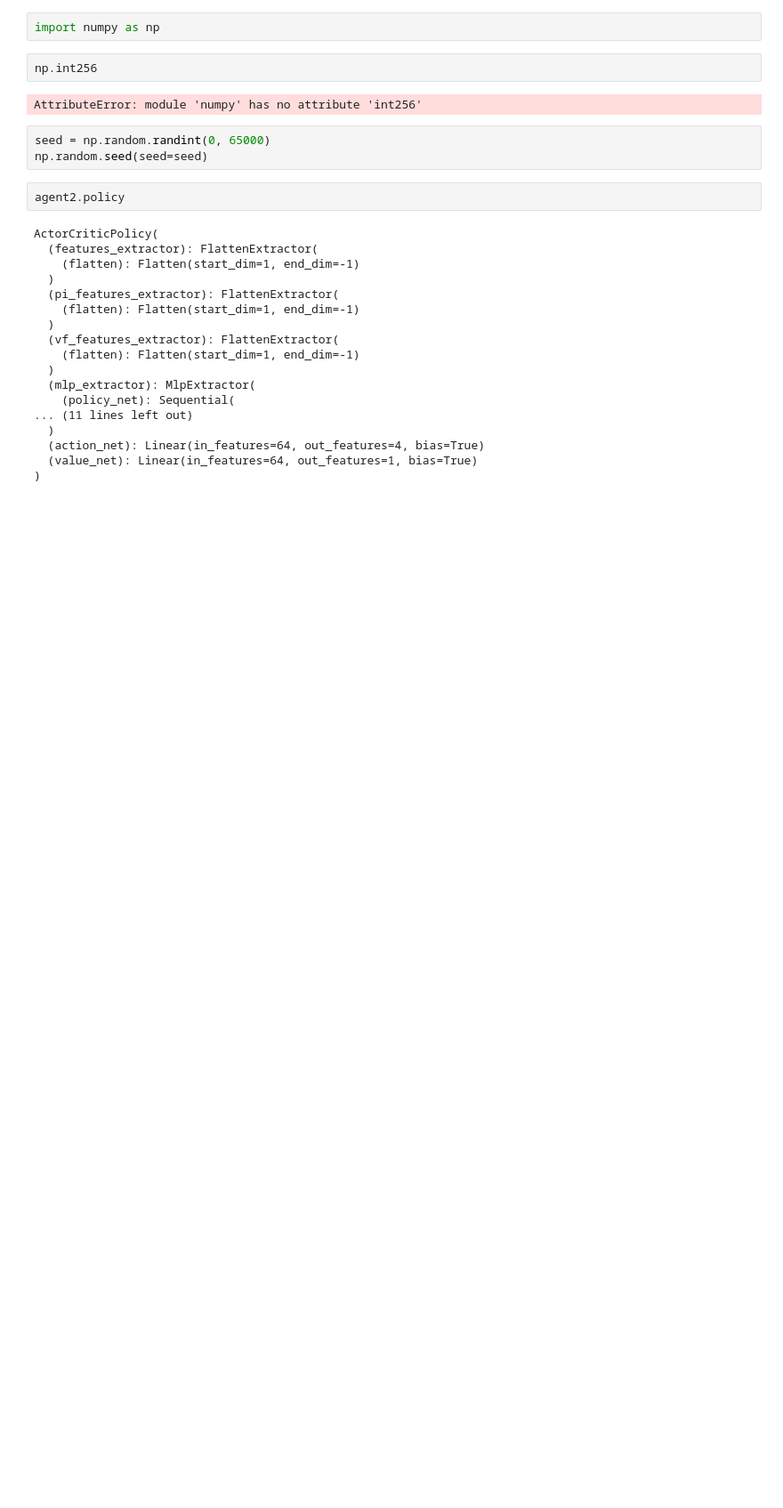
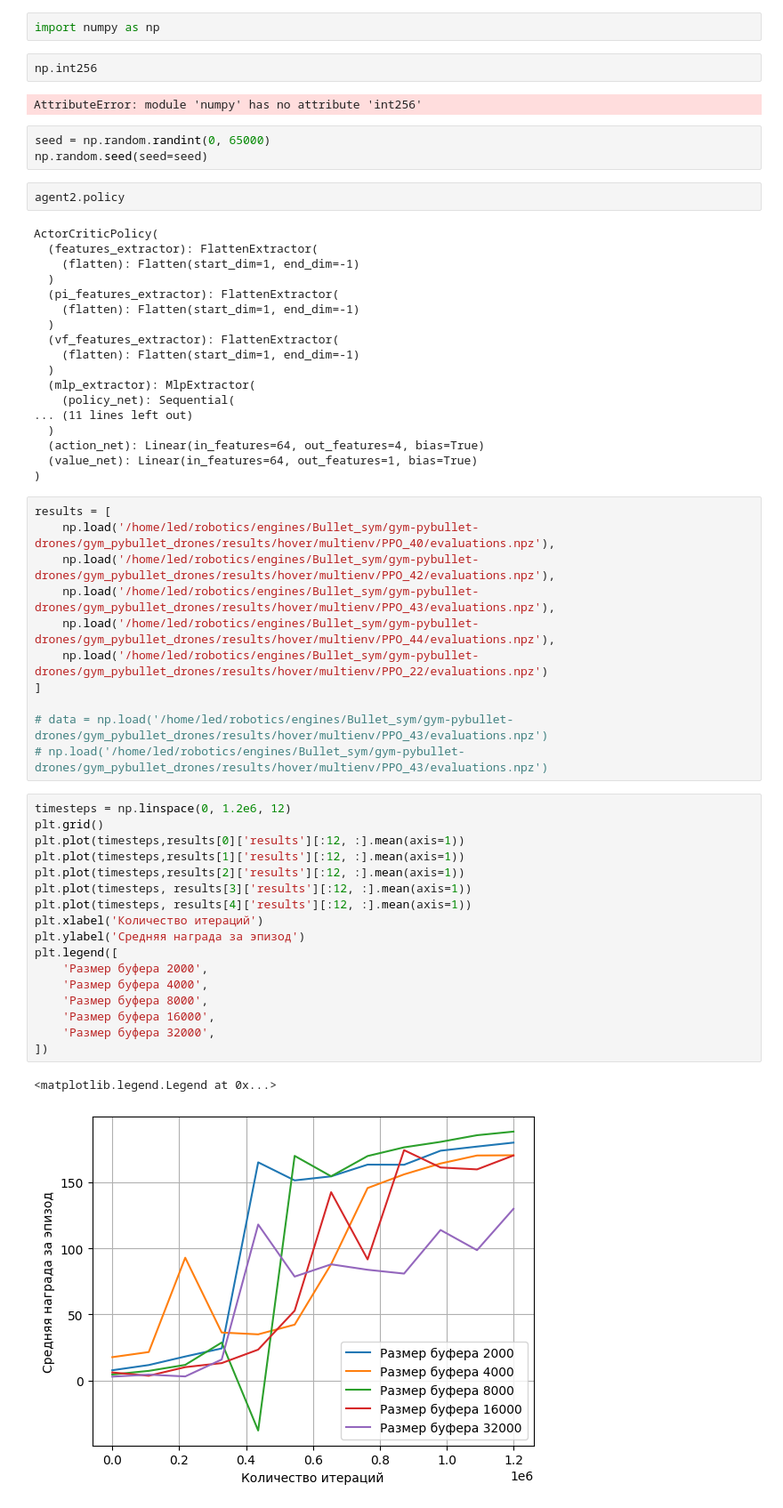
Before and after one commit to L-ED/RL_Drone, a Jupyter notebook: devel.ipynb, the cells around one changed output. Shown at 89% size. Cells and saved outputs as stored; diff of their text form; blank space fills up the shorter version.

```diff
--- a/devel.ipynb
+++ b/devel.ipynb
@@ -126,3 +261,34 @@ ActorCriticPolicy(
   (action_net): Linear(in_features=64, out_features=4, bias=True)
   (value_net): Linear(in_features=64, out_features=1, bias=True)
 )
+# %%
+results = [
+    np.load('/home/led/robotics/engines/Bullet_sym/gym-pybullet-drones/gym_pybullet_drones/results/hover/multienv/PPO_40/evaluations.npz'),
+    np.load('/home/led/robotics/engines/Bullet_sym/gym-pybullet-drones/gym_pybullet_drones/results/hover/multienv/PPO_42/evaluations.npz'),
+    np.load('/home/led/robotics/engines/Bullet_sym/gym-pybullet-drones/gym_pybullet_drones/results/hover/multienv/PPO_43/evaluations.npz'),
+    np.load('/home/led/robotics/engines/Bullet_sym/gym-pybullet-drones/gym_pybullet_drones/results/hover/multienv/PPO_44/evaluations.npz'),
+    np.load('/home/led/robotics/engines/Bullet_sym/gym-pybullet-drones/gym_pybullet_drones/results/hover/multienv/PPO_22/evaluations.npz')
+]
+
+# data = np.load('/home/led/robotics/engines/Bullet_sym/gym-pybullet-drones/gym_pybullet_drones/results/hover/multienv/PPO_43/evaluations.npz')
+# np.load('/home/led/robotics/engines/Bullet_sym/gym-pybullet-drones/gym_pybullet_drones/results/hover/multienv/PPO_43/evaluations.npz')
+# %%
+timesteps = np.linspace(0, 1.2e6, 12)
+plt.grid()
+plt.plot(timesteps,results[0]['results'][:12, :].mean(axis=1))
+plt.plot(timesteps,results[1]['results'][:12, :].mean(axis=1))
+plt.plot(timesteps,results[2]['results'][:12, :].mean(axis=1))
+plt.plot(timesteps, results[3]['results'][:12, :].mean(axis=1))
+plt.plot(timesteps, results[4]['results'][:12, :].mean(axis=1))
+plt.xlabel('Количество итераций')
+plt.ylabel('Средняя награда за эпизод')
+plt.legend([
+    'Размер буфера 2000',
+    'Размер буфера 4000',
+    'Размер буфера 8000',
+    'Размер буфера 16000',
+    'Размер буфера 32000',
+])
+# %% [output]
+<matplotlib.legend.Legend at 0x...>
+[figure, added]
```
Also changed, not shown: parts of 27 cells of this notebook, 6 other files.
